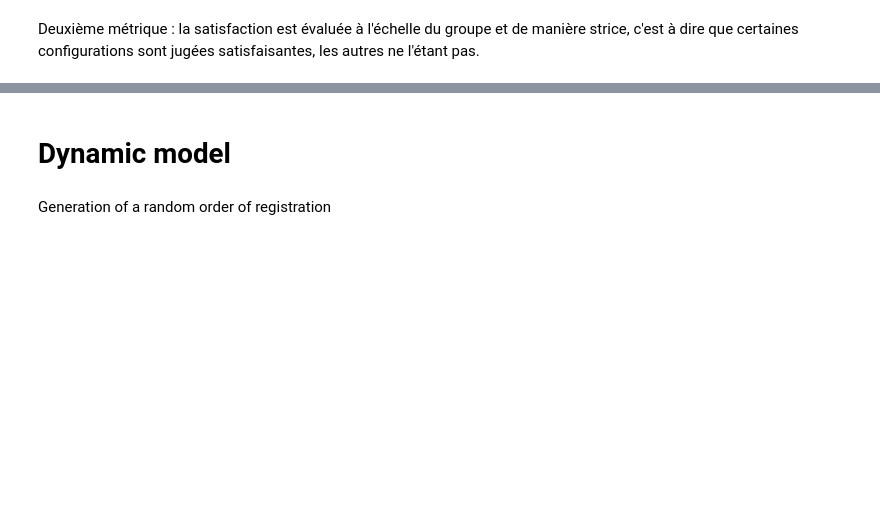
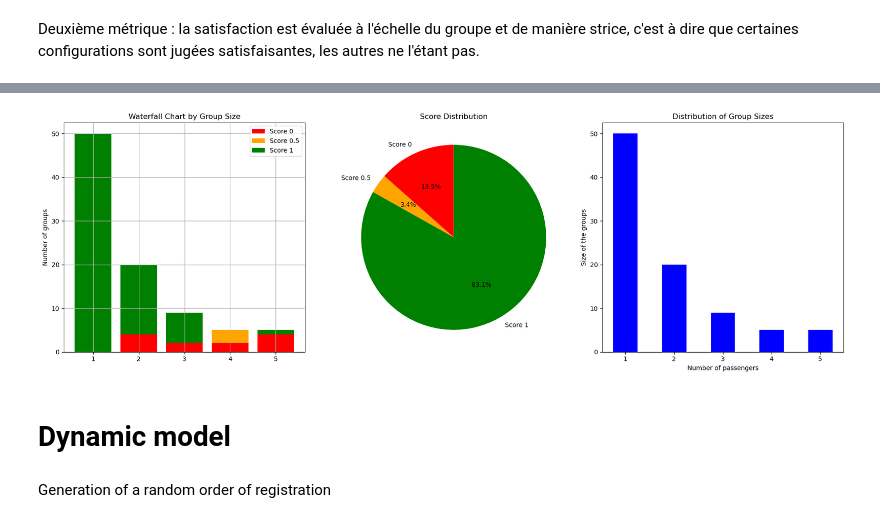
Before and after one commit to DelphineSalzmann/Opti_AirFrance, a Jupyter notebook: main.ipynb, the cells around one changed output, grey strips where cells are left out. Drawn from its saved outputs; the diff is of its cells as text; code cells hidden in the pictures; blank space fills up the shorter version.

```diff
--- a/main.ipynb
+++ b/main.ipynb
@@ -861,3 +953,57 @@ update_visualizations(quantity_count, group_data)
+# %%
+import numpy as np
+import matplotlib.pyplot as plt
+
+def plot_waterfall_with_side_charts(scores_by_quantity):
+    # Extracting data for the waterfall chart
+    group_sizes = [sum(score.values()) for score in scores_by_quantity.values()]
+    group_labels = list(scores_by_quantity.keys())  # Update to use group quantities directly
+    zero_scores = [score["0"] for score in scores_by_quantity.values()]
+    half_scores = [score["0.5"] for score in scores_by_quantity.values()]
+    one_scores = [score["1"] for score in scores_by_quantity.values()]
+
+    # Plotting the waterfall chart
+    fig, (ax1, ax2, ax3) = plt.subplots(1, 3, figsize=(18, 6))
+
+    # Waterfall chart
+    ax1.bar(group_labels, zero_scores, label='Score 0', color='red')
+    ax1.bar(group_labels, half_scores, bottom=zero_scores, label='Score 0.5', color='orange')
+    ax1.bar(group_labels, one_scores, bottom=np.array(zero_scores) + np.array(half_scores), label='Score 1', color='green')
+    ax1.set_ylabel('Number of groups')
+    ax1.set_title('Waterfall Chart by Group Size')
+    ax1.legend()
+    ax1.grid(True)
+
+
+    # Pie chart for score distribution
+    labels = ['Score 0', 'Score 0.5', 'Score 1']
+    scores_sum = np.array(zero_scores) + np.array(half_scores) + np.array(one_scores)
+
+    ax2.pie([sum(zero_scores), sum(half_scores), sum(one_scores)], labels=labels, autopct='%1.1f%%', startangle=90, colors=['red', 'orange', 'green'])
+    ax2.axis('equal')
+    ax2.set_title('Score Distribution')
+
+
+
+    # Bar chart for group sizes
+    x = np.arange(len(group_labels))  # the label locations
+    width = 0.5  # the width of the bars
+    rects1 = ax3.bar(x, group_sizes, width, label='Group Sizes', align='center', color='blue')
+    ax3.set_xticks(x)
+    ax3.set_xticklabels(group_labels)  # Update to use group quantities directly
+    ax3.set_ylabel('Size of the groups')
+    ax3.set_title('Distribution of Group Sizes')
+    ax3.set_xlabel('Number of passengers')  # Update x-axis label
+
+
+
+    plt.tight_layout()
+    plt.show()
+
+# Example usage:
+plot_waterfall_with_side_charts(scores_by_quantity)
+# %% [output]
+[figure, added]
 # %% [markdown]
 # Dynamic model
 # %% [markdown]
```
Also changed, not shown: parts of 39 cells of this notebook.
